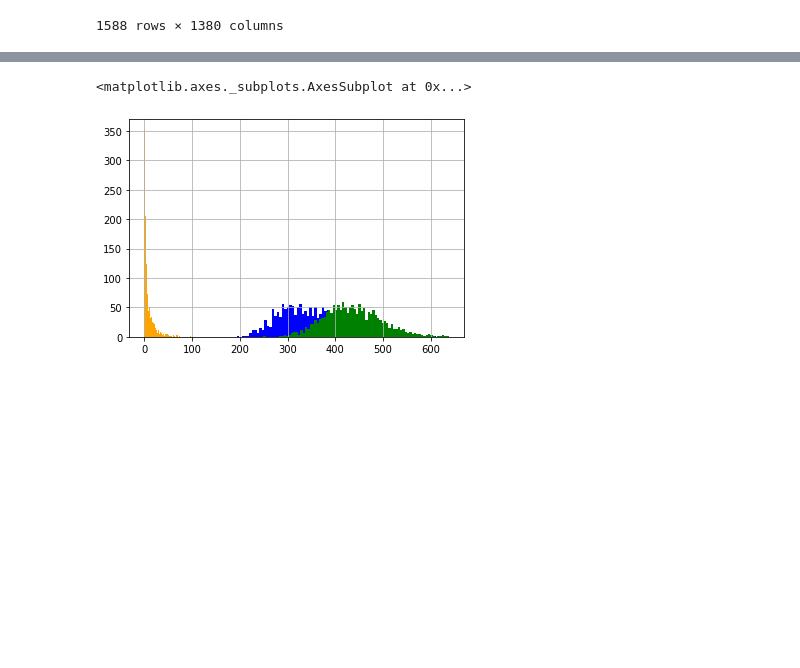
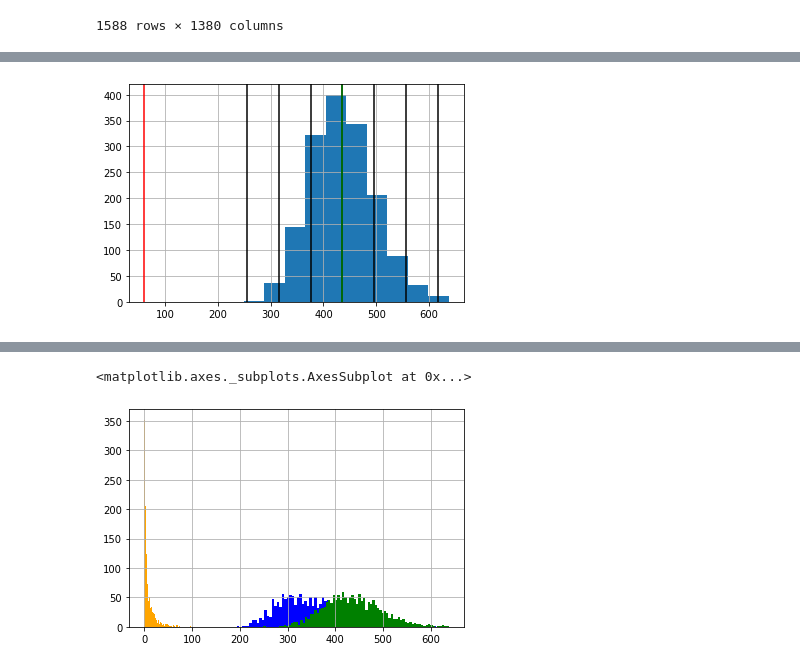
Before and after one commit to SaitKaranfil/HIP_VOL, a Jupyter notebook: Untitled4.ipynb, the cells around one changed output, grey strips where cells are left out. Drawn from its saved outputs; the diff is of its cells as text; code cells hidden in the pictures; blank space fills up the shorter version.

```diff
--- a/Untitled4.ipynb
+++ b/Untitled4.ipynb
@@ -63,0 +68,14 @@ data_short.hist("NACCICV",bins=50),data_short.hist("CSFVOL"),data_short.hist("WM
+# %%
+data_short["WHITEVOL"].hist()
+plt.axvline(WHVOL_std, color='red')
+plt.axvline((WVOL_mean + (3*WHVOL_std)), color='black')
+plt.axvline((WVOL_mean + (2*WHVOL_std)), color='black')
+plt.axvline((WVOL_mean + (1*WHVOL_std)), color='black')
+plt.axvline((WVOL_mean + (0*WHVOL_std)), color='black')
+plt.axvline((WVOL_mean - (1*WHVOL_std)), color='black')
+plt.axvline((WVOL_mean - (2*WHVOL_std)), color='black')
+plt.axvline((WVOL_mean - (3*WHVOL_std)), color='black')
+plt.axvline(WVOL_mean,color="green")
+plt.show()
+# %% [output]
+[figure, added]
```
Also changed, not shown: parts of 10 cells of this notebook.
